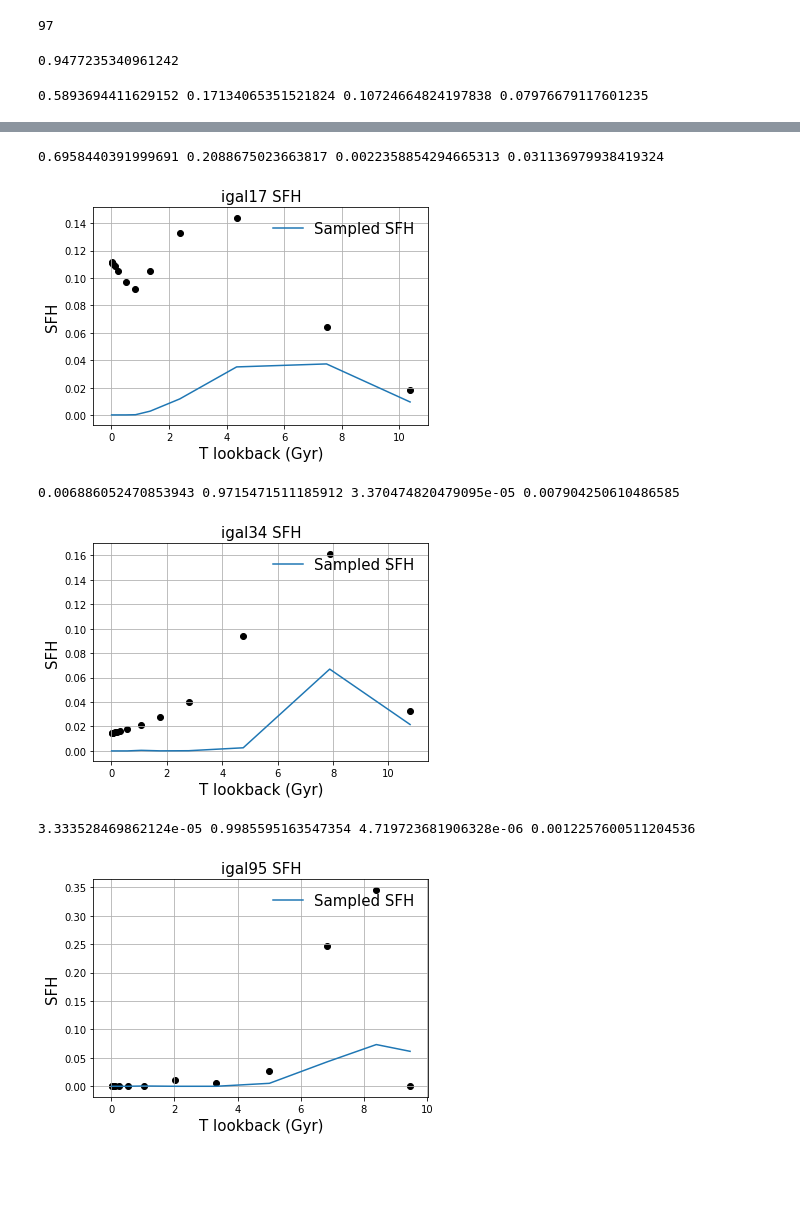
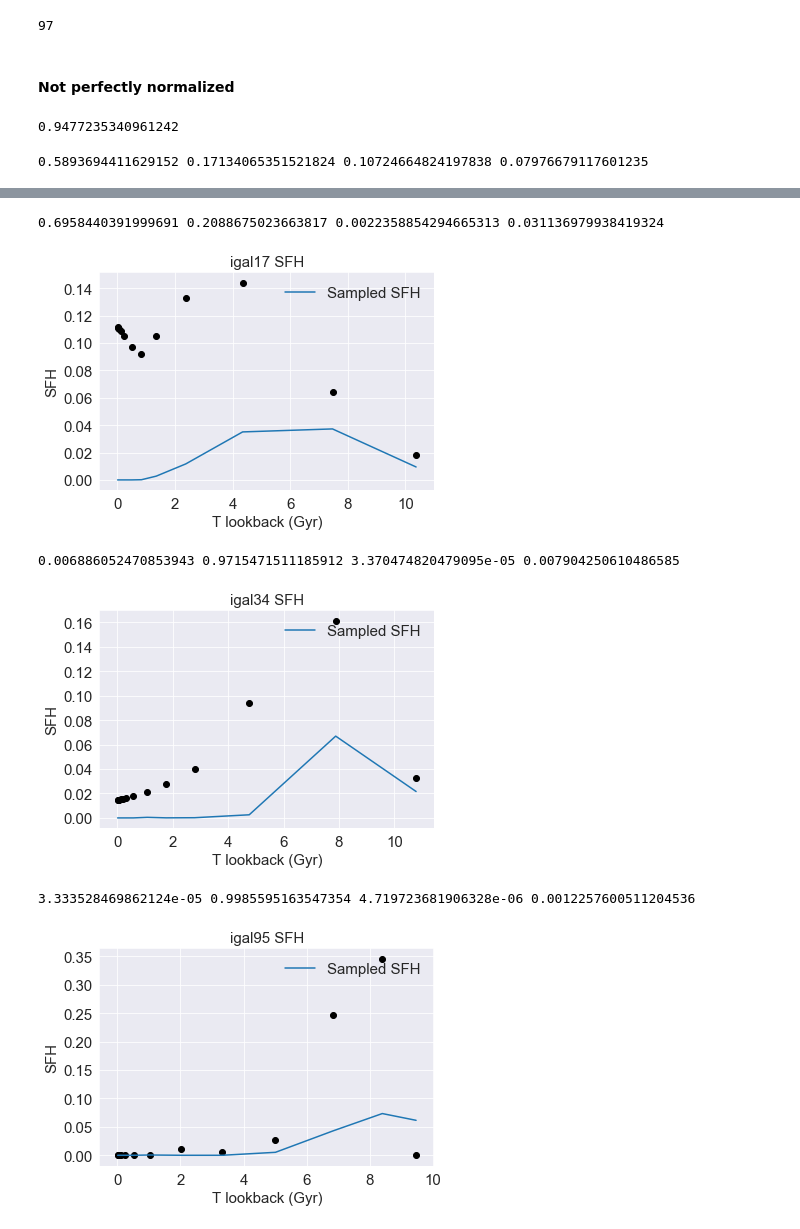
Before and after one commit to kgb0255/GQPMC_v3_JAMES, a Jupyter notebook: SFH_check.ipynb, the cells around one changed output, grey strips where cells are left out. Cells and saved outputs as stored; diff of their text form; code cells hidden in the pictures; blank space fills up the shorter version.

```diff
--- a/SFH_check.ipynb
+++ b/SFH_check.ipynb
@@ -5,8 +5,8 @@ import matplotlib.pyplot as plt
 import os
 from gqp_mc import data as Data
 from gqp_mc import fitters as Fitters
-# import seaborn as sns
-# sns.set_style('white')
+import seaborn as sns
+sns.set_style('darkgrid')
 # %%
 specs,meta = Data.Spectra(sim='lgal',noise = 'none', lib = 'bc03', sample = 'mini_mocha')
 photo, _ = Data.Photometry(sim='lgal', noise= 'legacy', lib='bc03', sample='mini_mocha')
@@ -137,13 +144,14 @@ print(len(norm_sfh))
 97
 # %%
 igal_t_lookback = meta['t_lookback']
+# %% [markdown]
+#### Not perfectly normalized
 # %%
 float(beta1[0])+float(beta2[0])+float(beta3[0])+float(beta4[0])
 # %% [output]
 0.9477235340961242
 # %%
 for igal in range(97):
-    plt.title(f'igal{igal} SFH', fontsize = 15)
     t_lb = igal_t_lookback[igal]
     igal_base1 = base1(13.6-t_lb)
     igal_base2 = base2(13.6-t_lb)
@@ -151,15 +159,17 @@ for igal in range(97):
     igal_base4 = base4(13.6-t_lb)
     if beta1[igal] == 'N/A':
         continue
-    elif igal == 0 or igal == 17 or igal ==95 or igal == 34:
+    elif igal == 0 or igal == 17 or igal == 95 or igal == 34:
+        plt.title(f'igal{igal} SFH', fontsize = 15)
         plt.plot(t_lb, float(beta1[igal]) * igal_base1 + float(beta2[igal]) * igal_base2 + float(beta3[igal]) * igal_base3 + float(beta4[igal]) * igal_base4, label = 'Sampled SFH')
         plt.scatter(meta_t_lookback[igal],norm_sfh[igal], c = 'k')
         plt.ylabel('SFH', fontsize = 15)
         plt.xlabel('T lookback (Gyr)', fontsize = 15)
 #         plt.gca().invert_xaxis()
         plt.legend(loc = 'upper right', frameon = False, fontsize = 15)
-        plt.grid()
         print(beta1[igal],beta2[igal],beta3[igal],beta4[igal])
+        plt.yticks(fontsize=15)
+        plt.xticks(fontsize=15)
         plt.show()
 # %% [output]
 0.5893694411629152 0.17134065351521824 0.10724664824197838 0.07976679117601235
@@ -167,6 +177,6 @@ for igal in range(97):
 0.6958440391999691 0.2088675023663817 0.0022358854294665313 0.031136979938419324
-[figure, old version]
+[figure, new version]
 0.006886052470853943 0.9715471511185912 3.370474820479095e-05 0.007904250610486585
-[figure, old version]
+[figure, new version]
 3.333528469862124e-05 0.9985595163547354 4.719723681906328e-06 0.0012257600511204536
-[figure, old version]
+[figure, new version]
```
Also changed, not shown: parts of 5 cells of this notebook.
